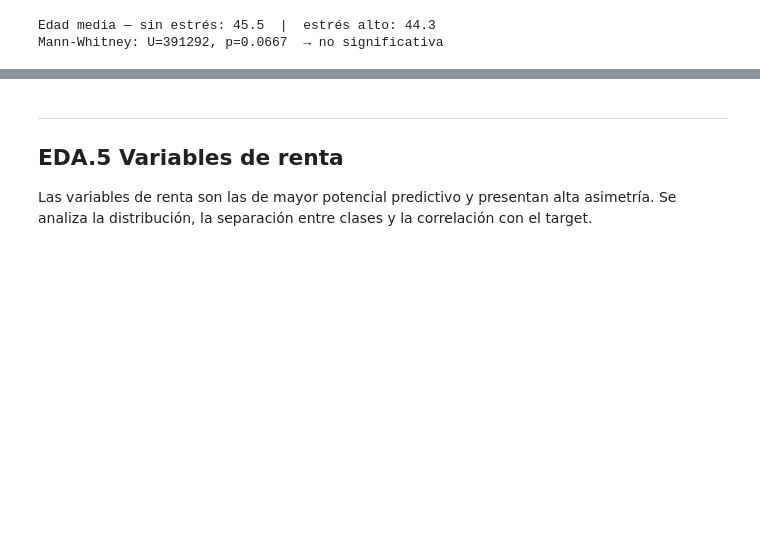
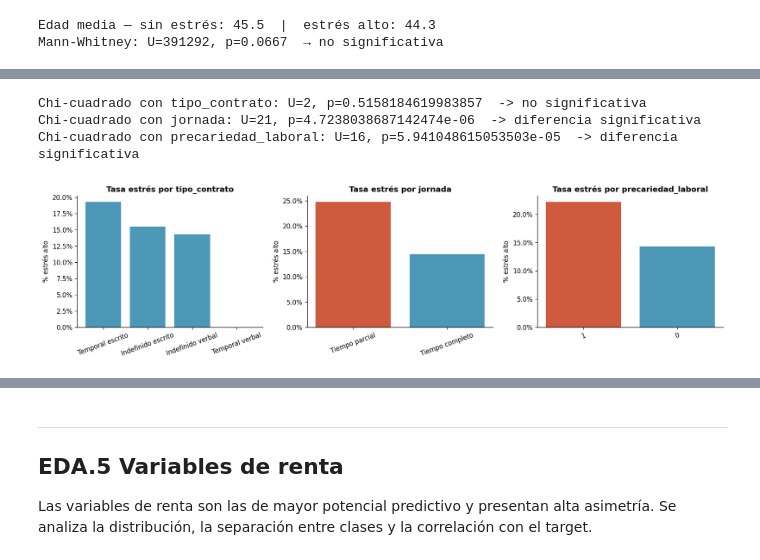
Before and after one commit to somm14/tfm_project, a Jupyter notebook: src/notebooks/01_eda.ipynb, the cells around one changed output, grey strips where cells are left out. Saved outputs shown, nothing was run; the diff lists cells and outputs as text; code cells hidden in the pictures; blank space fills up the shorter version.

```diff
--- a/src/notebooks/01_eda.ipynb
+++ b/src/notebooks/01_eda.ipynb
@@ -148,27 +150,3 @@ sex_country_nacionality_dis(cols_demo, train)
 
 La situación laboral es el grupo de variables de mayor poder predictivo esperado.
 Se analizan tipo de contrato, jornada, horas trabajadas, precariedad e historial de desempleo.
-# %%
-# ── Tasa de estrés por tipo de contrato y jornada ────────────────────────
-fig, axes = plt.subplots(1, 3, figsize=(15, 4))
-
-for i, col in enumerate(['tipo_contrato', 'jornada', 'precariedad_laboral']):
-    if col not in train.columns:
-        axes[i].set_visible(False)
-        continue
-    cats = train[col].dropna().unique()
-    tasas = {}
-    for c in cats:
-        mask = train[col] == c
-        tasas[str(c)] = wfreq(train.loc[mask, 'estres_financiero_alto'], 1, PESO[mask]) * 100
-    tasas = dict(sorted(tasas.items(), key=lambda x: x[1], reverse=True))
-    colores = [C1 if v >= 20 else C0 for v in tasas.values()]
-    axes[i].bar(list(tasas.keys()), list(tasas.values()), color=colores, alpha=0.85)
-    axes[i].set_title(f'Tasa estrés por {col}', fontweight='bold')
-    axes[i].set_ylabel('% estrés alto')
-    axes[i].tick_params(axis='x', rotation=20)
-    axes[i].yaxis.set_major_formatter(mticker.FormatStrFormatter('%.1f%%'))
-
-plt.tight_layout()
-plt.savefig('eda_contrato_jornada.png', bbox_inches='tight')
-plt.show()
@@ -197,0 +153,11 @@ plt.show()
+# %%
+# Tasa de estrés por tipo de contrato y jornada
+cols_lab = [c for c in ['tipo_contrato', 'jornada', 'precariedad_laboral']
+            if c in train.columns]
+
+target_vs_var_lab(cols_lab, train)
+# %% [output]
+Chi-cuadrado con tipo_contrato: U=2, p=0.5158184619983857  -> no significativa
+Chi-cuadrado con jornada: U=21, p=4.7238038687142474e-06  -> diferencia significativa
+Chi-cuadrado con precariedad_laboral: U=16, p=5.941048615053503e-05  -> diferencia significativa
+[figure, added]
```
Also changed, not shown: parts of 5 cells of this notebook.
